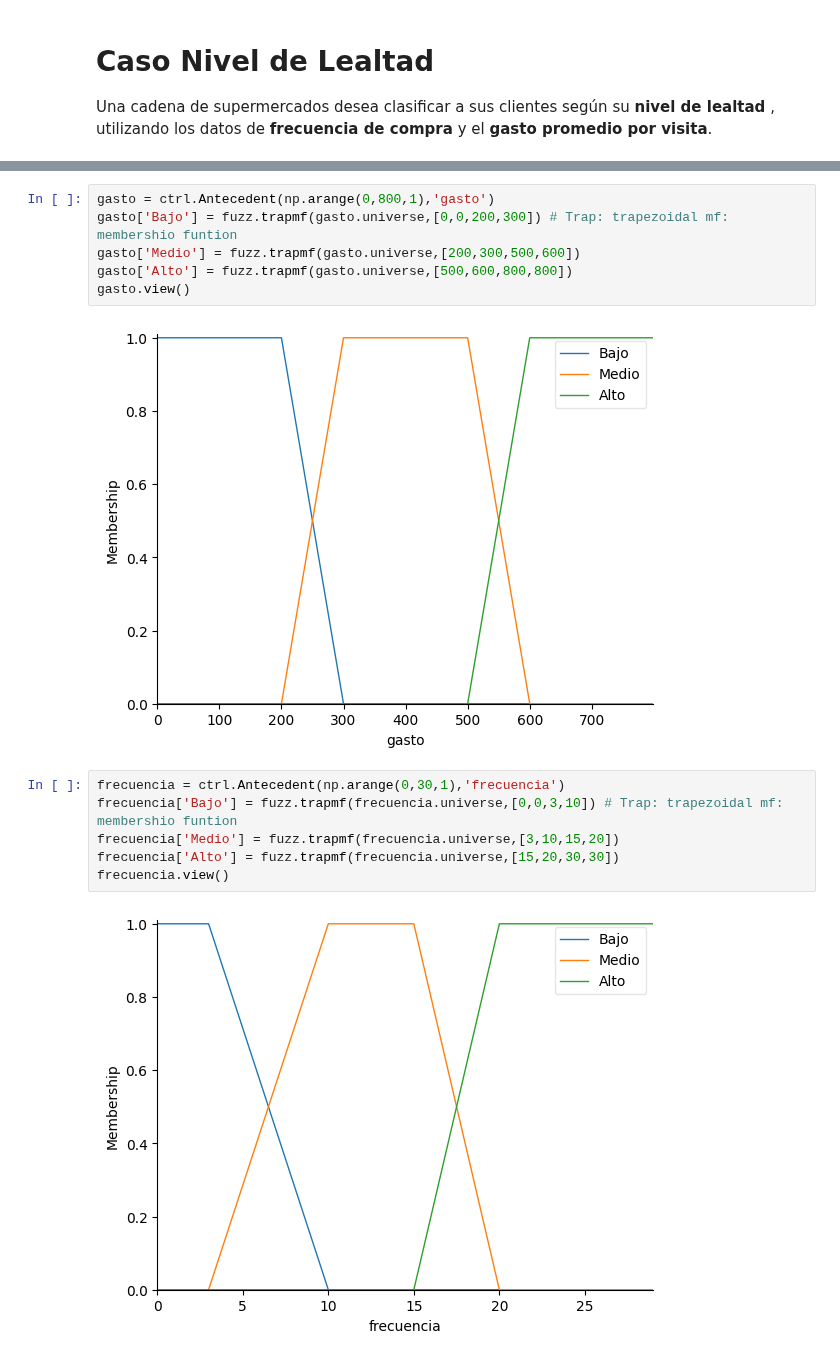
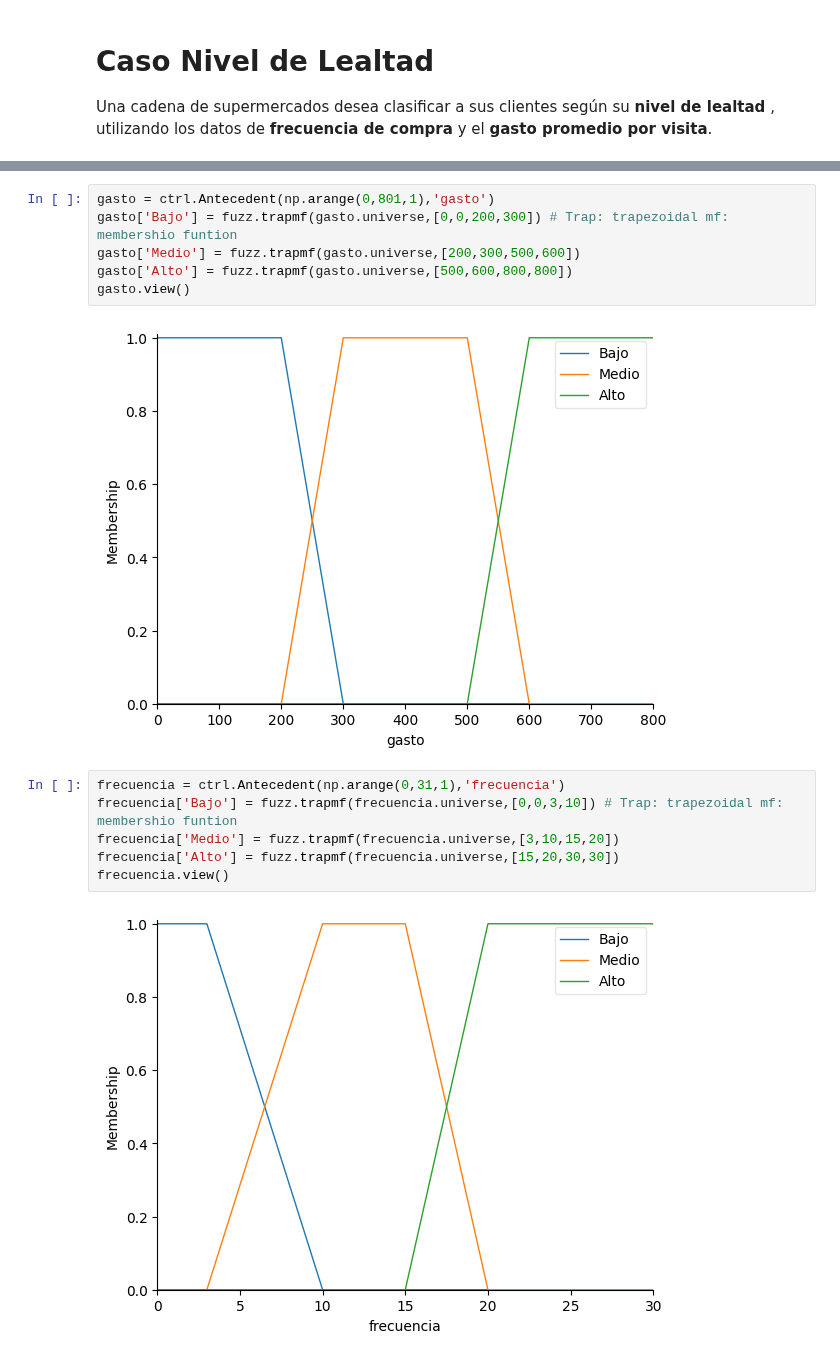
Before and after one commit to DeisyData/BIT_IA_Bootcamp, a Jupyter notebook: S9_C4_FuzzyLogic.ipynb, the cells around one changed output, grey strips where cells are left out. Saved outputs shown, nothing was run; the diff lists cells and outputs as text.

```diff
--- a/S9_C4_FuzzyLogic.ipynb
+++ b/S9_C4_FuzzyLogic.ipynb
@@ -26,18 +22,18 @@ Paso 1. Variables de Entrada
 * Gasto Promedio por Visita (COP)=> Gasto: {Bajo, medio, alto}. U : [0,800.000]
 * Frecuencia de compra (visitas/mes)=> Frecuencia: {Baja, media, alta} U: [0, 30]
 # %%
-gasto = ctrl.Antecedent(np.arange(0,800,1),'gasto')
+gasto = ctrl.Antecedent(np.arange(0,801,1),'gasto')
 gasto['Bajo'] = fuzz.trapmf(gasto.universe,[0,0,200,300]) # Trap: trapezoidal mf: membershio funtion
 gasto['Medio'] = fuzz.trapmf(gasto.universe,[200,300,500,600])
 gasto['Alto'] = fuzz.trapmf(gasto.universe,[500,600,800,800])
 gasto.view()
 # %% [output]
-[figure, old version]
+[figure, new version]
 # %%
-frecuencia = ctrl.Antecedent(np.arange(0,30,1),'frecuencia')
+frecuencia = ctrl.Antecedent(np.arange(0,31,1),'frecuencia')
 frecuencia['Bajo'] = fuzz.trapmf(frecuencia.universe,[0,0,3,10]) # Trap: trapezoidal mf: membershio funtion
 frecuencia['Medio'] = fuzz.trapmf(frecuencia.universe,[3,10,15,20])
 frecuencia['Alto'] = fuzz.trapmf(frecuencia.universe,[15,20,30,30])
 frecuencia.view()
 # %% [output]
-[figure, old version]
+[figure, new version]
```
Also changed, not shown: parts of 13 cells of this notebook.
